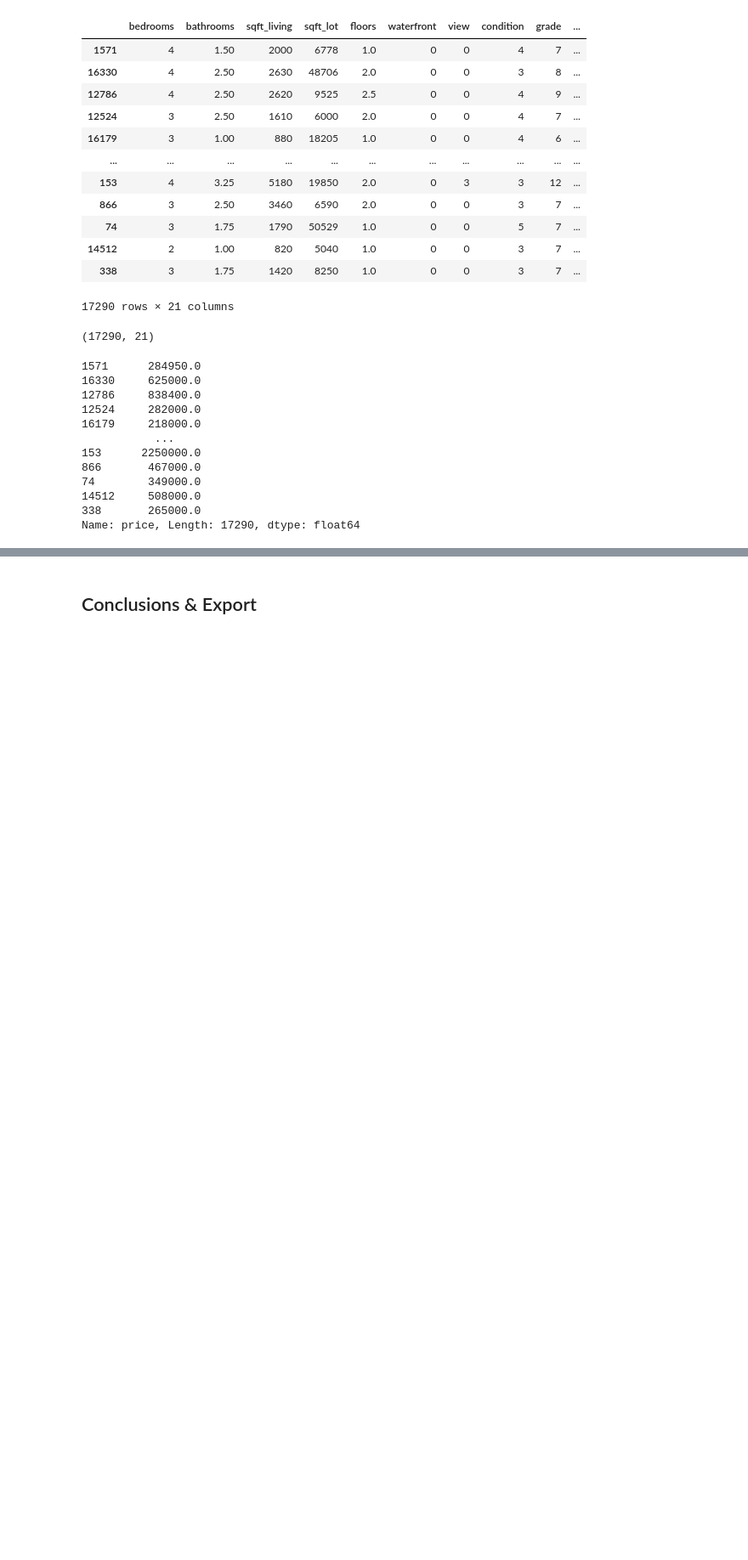
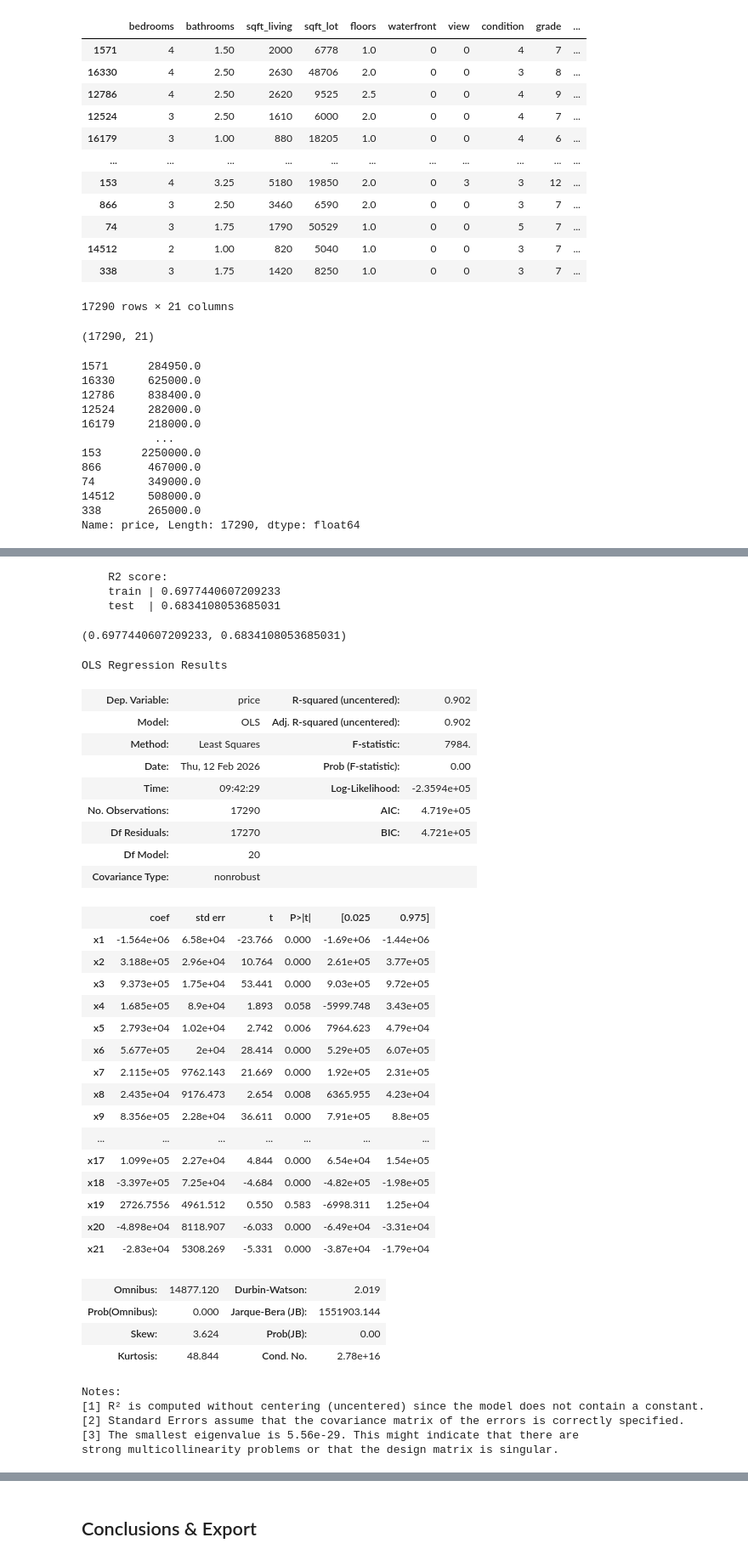
Before and after one commit to coffeedrunkpanda/King-County-Housing-Analysis, a Jupyter notebook: 1_EDA.ipynb, the cells around one changed output, grey strips where cells are left out. Shown at 85% size. Drawn from its saved outputs; the diff is of its cells as text; code cells hidden in the pictures; blank space fills up the shorter version.

```diff
--- a/1_EDA.ipynb
+++ b/1_EDA.ipynb
@@ -180,4 +242,57 @@ Name: price, Length: 17290, dtype: float64
 # %%
-from sklearn.linear_model import LinearRegression, ridge_regression, Lasso
+# Linear Regression: normalized
 
-# Linear Regression
+lr = LinearRegression()
+lr.fit(X_train_norm, y_train)
+
+y_train_pred = lr.predict(X_train_norm)
+y_test_pred = lr.predict(X_test_norm)
+
+
+get_r_squared(y_train=y_train, y_pred_train=y_train_pred, y_test = y_test, y_pred_test=y_test_pred)
+# %% [output]
+    R2 score:
+    train | 0.6977440607209233
+    test  | 0.6834108053685031
+(0.6977440607209233, 0.6834108053685031)
+# %%
+import statsmodels.api as sm
+estimator = sm.OLS(y_train, X_train_norm) # Creates an object OLS estimator
+estimator = estimator.fit()
+estimator.summary()
+# %% [output]
+OLS Regression Results
+| Dep. Variable: | price | R-squared (uncentered): | 0.902 |
+| Model: | OLS | Adj. R-squared (uncentered): | 0.902 |
+| Method: | Least Squares | F-statistic: | 7984. |
+| Date: | Thu, 12 Feb 2026 | Prob (F-statistic): | 0.00 |
+| Time: | 09:42:29 | Log-Likelihood: | -2.3594e+05 |
+| No. Observations: | 17290 | AIC: | 4.719e+05 |
+| Df Residuals: | 17270 | BIC: | 4.721e+05 |
+| Df Model: | 20 |  |  |
+| Covariance Type: | nonrobust |  |  |
+|  | coef | std err | t | P>|t| | [0.025 | 0.975] |
+| x1 | -1.564e+06 | 6.58e+04 | -23.766 | 0.000 | -1.69e+06 | -1.44e+06 |
+| x2 | 3.188e+05 | 2.96e+04 | 10.764 | 0.000 | 2.61e+05 | 3.77e+05 |
+| x3 | 9.373e+05 | 1.75e+04 | 53.441 | 0.000 | 9.03e+05 | 9.72e+05 |
+| x4 | 1.685e+05 | 8.9e+04 | 1.893 | 0.058 | -5999.748 | 3.43e+05 |
+| x5 | 2.793e+04 | 1.02e+04 | 2.742 | 0.006 | 7964.623 | 4.79e+04 |
+| x6 | 5.677e+05 | 2e+04 | 28.414 | 0.000 | 5.29e+05 | 6.07e+05 |
+| x7 | 2.115e+05 | 9762.143 | 21.669 | 0.000 | 1.92e+05 | 2.31e+05 |
+| x8 | 2.435e+04 | 9176.473 | 2.654 | 0.008 | 6365.955 | 4.23e+04 |
+| x9 | 8.356e+05 | 2.28e+04 | 36.611 | 0.000 | 7.91e+05 | 8.8e+05 |
+| ... | ... | ... | ... | ... | ... | ... |
+| x17 | 1.099e+05 | 2.27e+04 | 4.844 | 0.000 | 6.54e+04 | 1.54e+05 |
+| x18 | -3.397e+05 | 7.25e+04 | -4.684 | 0.000 | -4.82e+05 | -1.98e+05 |
+| x19 | 2726.7556 | 4961.512 | 0.550 | 0.583 | -6998.311 | 1.25e+04 |
+| x20 | -4.898e+04 | 8118.907 | -6.033 | 0.000 | -6.49e+04 | -3.31e+04 |
+| x21 | -2.83e+04 | 5308.269 | -5.331 | 0.000 | -3.87e+04 | -1.79e+04 |
+| Omnibus: | 14877.120 | Durbin-Watson: | 2.019 |
+| Prob(Omnibus): | 0.000 | Jarque-Bera (JB): | 1551903.144 |
+| Skew: | 3.624 | Prob(JB): | 0.00 |
+| Kurtosis: | 48.844 | Cond. No. | 2.78e+16 |
+Notes:
+[1] R² is computed without centering (uncentered) since the model does not contain a constant.
+[2] Standard Errors assume that the covariance matrix of the errors is correctly specified.
+[3] The smallest eigenvalue is 5.56e-29. This might indicate that there are
+strong multicollinearity problems or that the design matrix is singular.
```
Also changed, not shown: parts of 8 cells of this notebook, 1 other file.
